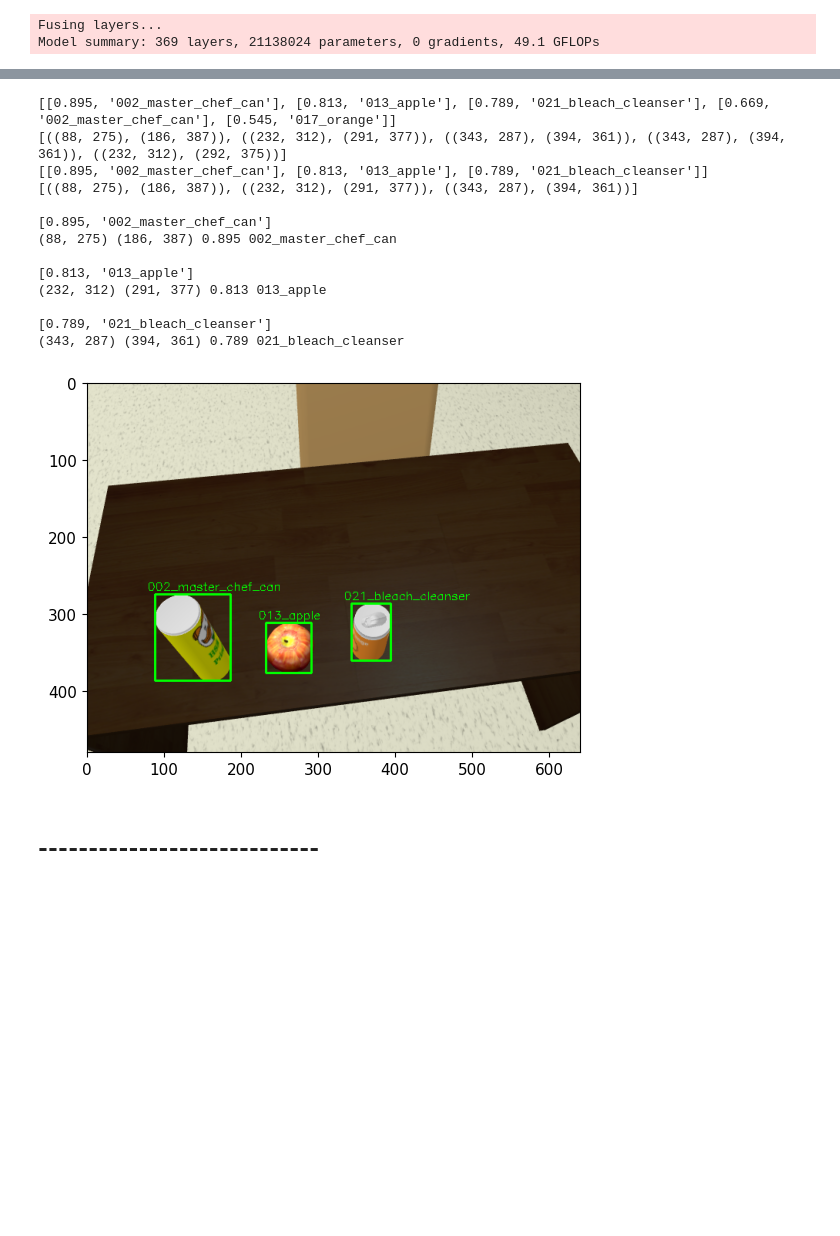
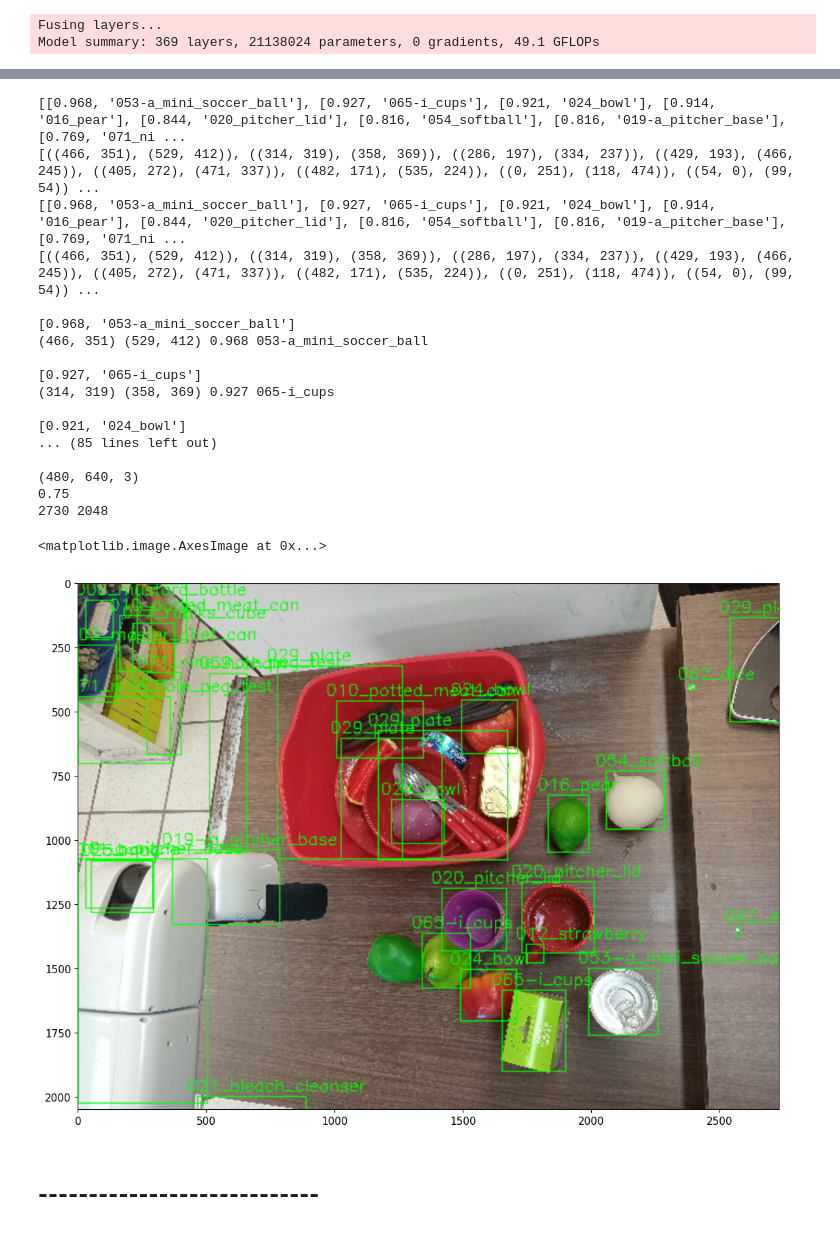
Before and after one commit to RobotJustina/Juskeshino, a Jupyter notebook: catkin_ws/src/mapless_navigation/vision_modules/scripts/yolo5_test.ipynb, the cells around one changed output, grey strips where cells are left out. Saved outputs shown, nothing was run; the diff lists cells and outputs as text; code cells hidden in the pictures; blank space fills up the shorter version.

```diff
--- a/catkin_ws/src/mapless_navigation/vision_modules/scripts/yolo5_test.ipynb
+++ b/catkin_ws/src/mapless_navigation/vision_modules/scripts/yolo5_test.ipynb
@@ -56,5 +58,9 @@ package_path = rpg.get_path('vision_modules')
 img_path = os.path.join(package_path, "scripts")
 
 img = mpimg.imread(img_path + '/20240223_171508.jpg')
+img = np.asarray(img)
 plt.imshow(img)
+print(img.shape)
+aspect_ratio = float(img.shape[0]) / float(img.shape[1])
+print(aspect_ratio)
 # %% [output]
@@ -62,5 +69,19 @@ plt.imshow(img)
 [figure]
 # %%
+def resize_image(img, height=480, keep_prop=True):
+    print(img.shape)
+    if keep_prop:
+        aspect_ratio = round(float(img.shape[0]) / float(img.shape[1]), 4)
+        print(aspect_ratio)
+        width = int(height/aspect_ratio)
+    else:
+        width = height
+
+    print(width, height)
+    new_img = cv2.resize(img, (width, height), interpolation=cv2.INTER_LINEAR)
+    return new_img
+
+
 def save_image(img):
     img = cv2.cvtColor(img, cv2.COLOR_BGR2RGB)
     cv2.imwrite("simulation.png", img)
@@ -72,9 +93,15 @@ def load_image():
     return test_img
 
 
-test_img = cv2.imread(img_path + '/simulation.png')
-test_img = cv2.cvtColor(test_img, cv2.COLOR_BGR2RGB)
+#test_img = cv2.imread(img_path + '/simulation.png')
+#test_img = cv2.cvtColor(test_img, cv2.COLOR_BGR2RGB)
+
+test_img = resize_image(img, 480, True)
+print(test_img.shape)
+print(type(test_img))
 plt.imshow(test_img)
+aspect_ratio = float(test_img.shape[0]) / float(test_img.shape[1])
+print(aspect_ratio)
 
 #save_image(test_img)
 # %% [output]
@@ -142,11 +186,12 @@ def plot_labels(points, labels, sampling_img):
     debug_img = sampling_img.copy()
     for (point, label) in zip(points, labels):
         print(label)
-        debug_img = cv2.rectangle(debug_img, point[0] , point[1],  (0, 255, 0), 2)
+        debug_img = cv2.rectangle(debug_img, point[0] , point[1],  (0, 255, 0), 1)
         debug_img = cv2.putText(debug_img, label[1], (point[0][0]-10, point[0][1]-5), cv2.FONT_HERSHEY_SIMPLEX, 0.5, (0, 255, 0), 1)
         print(point[0], point[1], label[0], label[1])
         print()
-    plt.imshow(debug_img)
+    #plt.imshow(debug_img)
+    return debug_img
 
 
 def get_notations(detections, confidence_threshold = 0.4, rem_overlaps=False):
@@ -178,22 +223,31 @@ def get_notations(detections, confidence_threshold = 0.4, rem_overlaps=False):
 # %%
 points, labels = get_notations(detections, rem_overlaps=True)
 print()
-plot_labels(points, labels, sampling_img)
+labeled_image = plot_labels(points, labels, sampling_img)
+
+labeled_image = resize_image(labeled_image, 2048)
+plt.figure(figsize=(14,10))
+plt.imshow(labeled_image)
 # %% [output]
-[[0.895, '002_master_chef_can'], [0.813, '013_apple'], [0.789, '021_bleach_cleanser'], [0.669, '002_master_chef_can'], [0.545, '017_orange']]
-[((88, 275), (186, 387)), ((232, 312), (291, 377)), ((343, 287), (394, 361)), ((343, 287), (394, 361)), ((232, 312), (292, 375))]
-[[0.895, '002_master_chef_can'], [0.813, '013_apple'], [0.789, '021_bleach_cleanser']]
-[((88, 275), (186, 387)), ((232, 312), (291, 377)), ((343, 287), (394, 361))]
+[[0.968, '053-a_mini_soccer_ball'], [0.927, '065-i_cups'], [0.921, '024_bowl'], [0.914, '016_pear'], [0.844, '020_pitcher_lid'], [0.816, '054_softball'], [0.816, '019-a_pitcher_base'], [0.769, '071_ni ...
+[((466, 351), (529, 412)), ((314, 319), (358, 369)), ((286, 197), (334, 237)), ((429, 193), (466, 245)), ((405, 272), (471, 337)), ((482, 171), (535, 224)), ((0, 251), (118, 474)), ((54, 0), (99, 54)) ...
+[[0.968, '053-a_mini_soccer_ball'], [0.927, '065-i_cups'], [0.921, '024_bowl'], [0.914, '016_pear'], [0.844, '020_pitcher_lid'], [0.816, '054_softball'], [0.816, '019-a_pitcher_base'], [0.769, '071_ni ...
+[((466, 351), (529, 412)), ((314, 319), (358, 369)), ((286, 197), (334, 237)), ((429, 193), (466, 245)), ((405, 272), (471, 337)), ((482, 171), (535, 224)), ((0, 251), (118, 474)), ((54, 0), (99, 54)) ...
 
-[0.895, '002_master_chef_can']
-(88, 275) (186, 387) 0.895 002_master_chef_can
+[0.968, '053-a_mini_soccer_ball']
+(466, 351) (529, 412) 0.968 053-a_mini_soccer_ball
 
-[0.813, '013_apple']
-(232, 312) (291, 377) 0.813 013_apple
+[0.927, '065-i_cups']
+(314, 319) (358, 369) 0.927 065-i_cups
 
-[0.789, '021_bleach_cleanser']
-(343, 287) (394, 361) 0.789 021_bleach_cleanser
+[0.921, '024_bowl']
+... (85 lines left out)
+
+(480, 640, 3)
+0.75
+2730 2048
+<matplotlib.image.AxesImage at 0x...>
-[figure, old version]
+[figure, new version]
 # %% [markdown]
 # ----------------------------
 # %%
```
Also changed, not shown: parts of 4 cells of this notebook.
